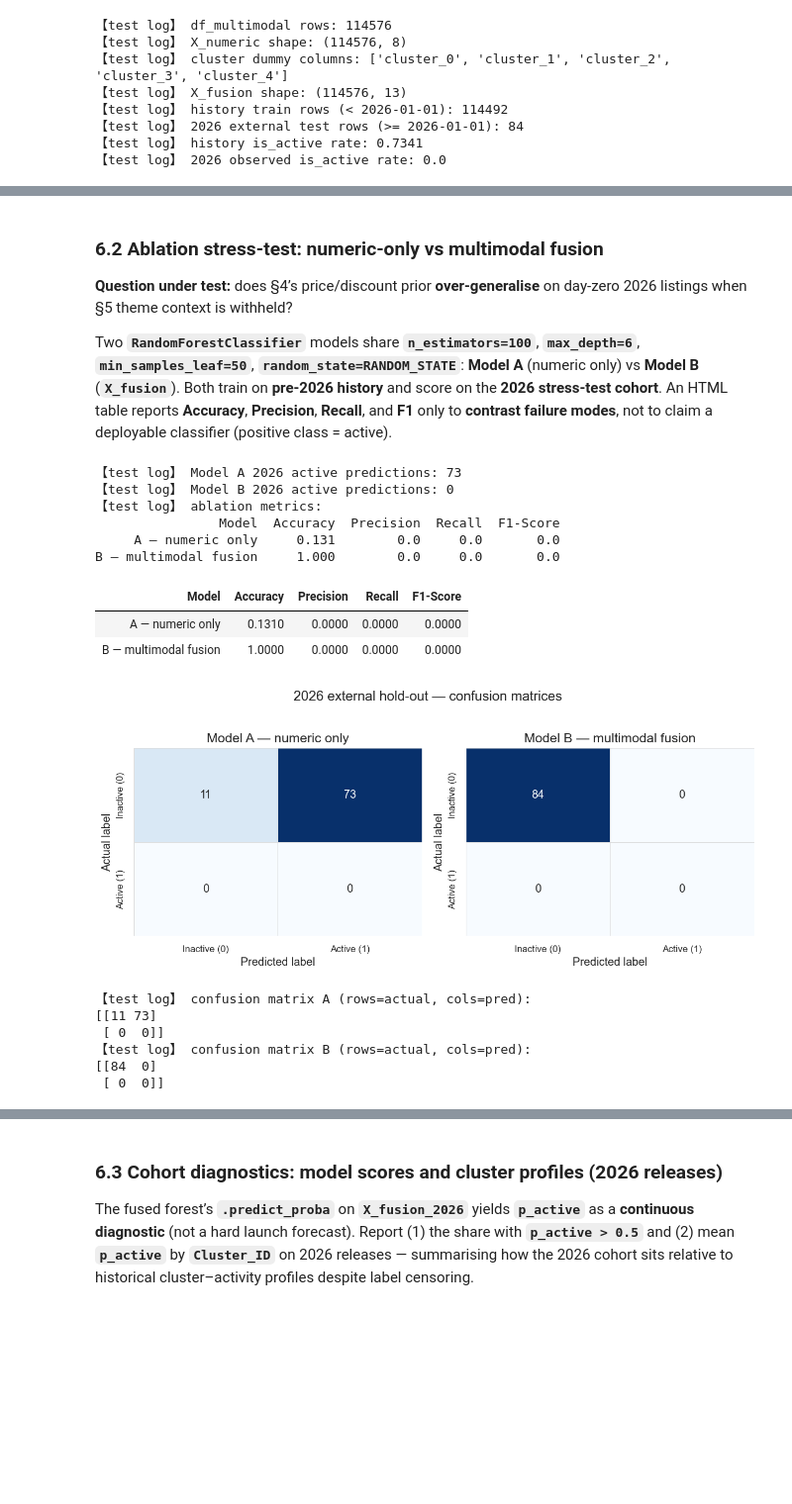
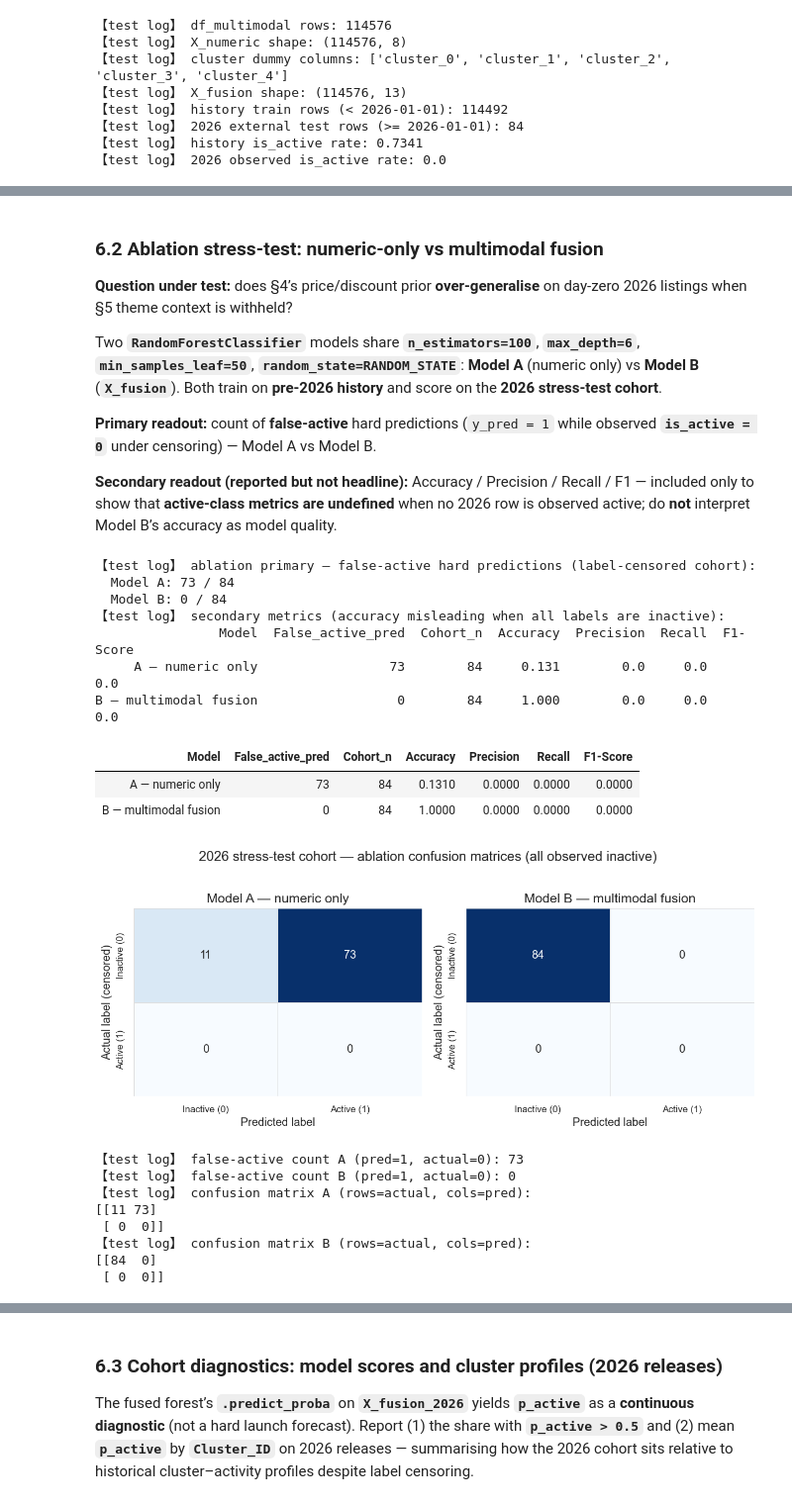
Before and after one commit to victoriammiao/datamining, a Jupyter notebook: 50091136_en.ipynb, the cells around one changed output, grey strips where cells are left out. Shown at 99% size. Drawn from its saved outputs; the diff is of its cells as text; code cells hidden in the pictures; blank space fills up the shorter version.

```diff
--- a/50091136_en.ipynb
+++ b/50091136_en.ipynb
@@ -2728,9 +2950,13 @@ print(
 
 **Question under test:** does §4’s price/discount prior **over-generalise** on day-zero 2026 listings when §5 theme context is withheld?
 
-Two **`RandomForestClassifier`** models share **`n_estimators=100`**, **`max_depth=6`**, **`min_samples_leaf=50`**, **`random_state=RANDOM_STATE`**: **Model A** (numeric only) vs **Model B** (**`X_fusion`**). Both train on **pre-2026 history** and score on the **2026 stress-test cohort**. An HTML table reports **Accuracy**, **Precision**, **Recall**, and **F1** only to **contrast failure modes**, not to claim a deployable classifier (positive class = active).
+Two **`RandomForestClassifier`** models share **`n_estimators=100`**, **`max_depth=6`**, **`min_samples_leaf=50`**, **`random_state=RANDOM_STATE`**: **Model A** (numeric only) vs **Model B** (**`X_fusion`**). Both train on **pre-2026 history** and score on the **2026 stress-test cohort**.
+
+**Primary readout:** count of **false-active** hard predictions (`y_pred = 1` while observed **`is_active = 0`** under censoring) — Model A vs Model B.
+
+**Secondary readout (reported but not headline):** Accuracy / Precision / Recall / F1 — included only to show that **active-class metrics are undefined** when no 2026 row is observed active; do **not** interpret Model B’s accuracy as model quality.
 # %%
-# Section 6.2 — Random Forest ablation on 2026 external test (HTML metrics table)
+# Section 6.2 — Random Forest ablation on 2026 stress-test cohort (false-active primary)
 from IPython.display import HTML, display
 from sklearn.ensemble import RandomForestClassifier
 from sklearn.metrics import (
@@ -2792,17 +3018,43 @@ pred_b_2026 = model_b.predict(X_fusion_2026)
 metrics_a = _classification_metrics(y_2026, pred_a_2026)
 metrics_b = _classification_metrics(y_2026, pred_b_2026)
 
-# A vs B metrics
+n_2026 = len(y_2026)
+false_active_a = int((pred_a_2026 == 1).sum())
+false_active_b = int((pred_b_2026 == 1).sum())
+
+# primary ablation readout + secondary classification metrics
 ablation_df = pd.DataFrame(
     [
-        {"Model": "A — numeric only", **metrics_a},
-        {"Model": "B — multimodal fusion", **metrics_b},
+        {
+            "Model": "A — numeric only",
+            "False_active_pred": false_active_a,
+            "Cohort_n": n_2026,
+            **metrics_a,
+        },
+        {
+            "Model": "B — multimodal fusion",
+            "False_active_pred": false_active_b,
+            "Cohort_n": n_2026,
+            **metrics_b,
+        },
     ]
 ).round(4)
 
-print("【test log】 Model A 2026 active predictions:", int(pred_a_2026.sum()))
-print("【test log】 Model B 2026 active predictions:", int(pred_b_2026.sum()))
-print("【test log】 ablation metrics:")
+col_order = [
+    "Model",
+    "False_active_pred",
+    "Cohort_n",
+    "Accuracy",
+    "Precision",
+    "Recall",
+    "F1-Score",
+]
+ablation_df = ablation_df[col_order]
+
+print("【test log】 ablation primary — false-active hard predictions (label-censored cohort):")
+print(f"  Model A: {false_active_a} / {n_2026}")
+print(f"  Model B: {false_active_b} / {n_2026}")
+print("【test log】 secondary metrics (accuracy misleading when all labels are inactive):")
 print(ablation_df.to_string(index=False))
 
 ablation_html = ablation_df.to_html(index=False, float_format="%.4f")
@@ -2811,17 +3063,18 @@ display(HTML(ablation_html))
 # save for §6.3
 rf_fusion_2026 = model_b
 # %% [output]
-【test log】 Model A 2026 active predictions: 73
-【test log】 Model B 2026 active predictions: 0
-【test log】 ablation metrics:
-                Model  Accuracy  Precision  Recall  F1-Score
-     A — numeric only     0.131        0.0     0.0       0.0
-B — multimodal fusion     1.000        0.0     0.0       0.0
+【test log】 ablation primary — false-active hard predictions (label-censored cohort):
+  Model A: 73 / 84
+  Model B: 0 / 84
+【test log】 secondary metrics (accuracy misleading when all labels are inactive):
+                Model  False_active_pred  Cohort_n  Accuracy  Precision  Recall  F1-Score
+     A — numeric only                 73        84     0.131        0.0     0.0       0.0
+B — multimodal fusion                  0        84     1.000        0.0     0.0       0.0
-| Model | Accuracy | Precision | Recall | F1-Score |
-| A — numeric only | 0.1310 | 0.0000 | 0.0000 | 0.0000 |
-| B — multimodal fusion | 1.0000 | 0.0000 | 0.0000 | 0.0000 |
+| Model | False_active_pred | Cohort_n | Accuracy | Precision | Recall | F1-Score |
+| A — numeric only | 73 | 84 | 0.1310 | 0.0000 | 0.0000 | 0.0000 |
+| B — multimodal fusion | 0 | 84 | 1.0000 | 0.0000 | 0.0000 | 0.0000 |
 # %%
-# Section 6.2 (figure) — confusion matrices on 2026 external test
+# Section 6.2 (figure) — confusion matrices on 2026 stress-test cohort
 from sklearn.metrics import confusion_matrix
 
 
@@ -2836,36 +3089,43 @@ def _plot_confusion_matrix(ax, y_true, y_pred, title):
         xticklabels=["Inactive (0)", "Active (1)"],
         yticklabels=["Inactive (0)", "Active (1)"],
         ax=ax,
         cbar=False,
         linewidths=0.5,
         linecolor="0.85",
     )
     ax.set_xlabel("Predicted label")
-    ax.set_ylabel("Actual label")
+    ax.set_ylabel("Actual label (censored)")
     ax.set_title(title)
 
 
 # A / B side by side
 fig, axes = plt.subplots(1, 2, figsize=(10, 4.2))
 _plot_confusion_matrix(
     axes[0], y_2026, pred_a_2026, "Model A — numeric only"
 )
 _plot_confusion_matrix(
     axes[1], y_2026, pred_b_2026, "Model B — multimodal fusion"
 )
-fig.suptitle("2026 external hold-out — confusion matrices", y=1.02)
+fig.suptitle(
+    "2026 stress-test cohort — ablation confusion matrices (all observed inactive)",
+    y=1.02,
+)
 plt.tight_layout()
 plt.show()
 
 # print raw counts
 cm_a = confusion_matrix(y_2026, pred_a_2026, labels=[0, 1])
 cm_b = confusion_matrix(y_2026, pred_b_2026, labels=[0, 1])
+print("【test log】 false-active count A (pred=1, actual=0):", int(cm_a[0, 1]))
+print("【test log】 false-active count B (pred=1, actual=0):", int(cm_b[0, 1]))
 print("【test log】 confusion matrix A (rows=actual, cols=pred):")
 print(cm_a)
 print("【test log】 confusion matrix B (rows=actual, cols=pred):")
 print(cm_b)
 # %% [output]
-[figure, old version]
+[figure, new version]
+【test log】 false-active count A (pred=1, actual=0): 73
+【test log】 false-active count B (pred=1, actual=0): 0
 【test log】 confusion matrix A (rows=actual, cols=pred):
 [[11 73]
  [ 0  0]]
```
Also changed, not shown: parts of 29 cells of this notebook, 4 other files.
